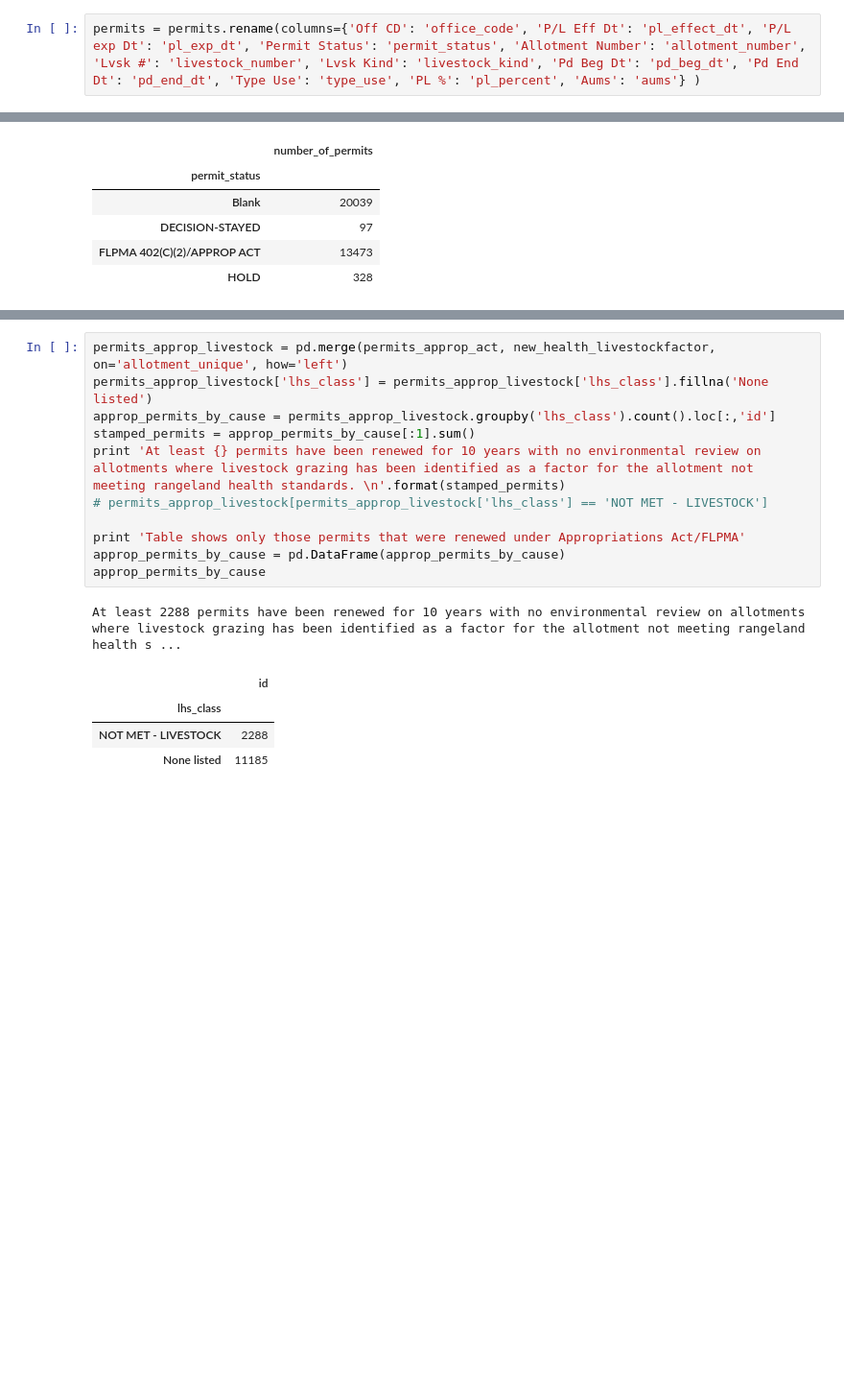
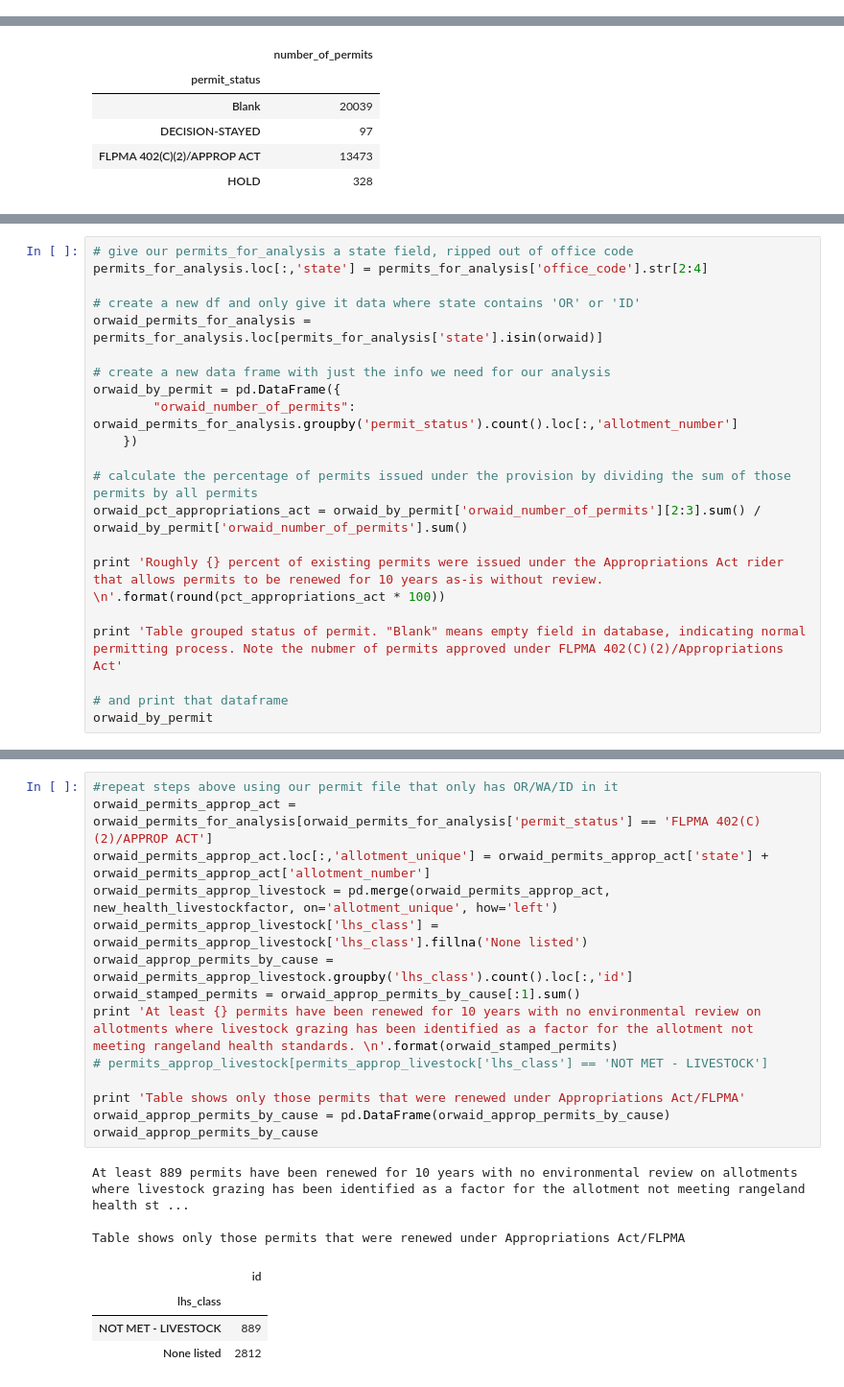
Before and after one commit to Oregon-Public-Broadcasting/rangeland, a Jupyter notebook: processing.ipynb, the cells around one changed output, grey strips where cells are left out. Shown: that part at 96% size. Cells and saved outputs as stored; diff of their text form; blank space fills up the shorter version.

Commit message:
analysis and notebook cleanup

```diff
--- a/processing.ipynb
+++ b/processing.ipynb
@@ -373,2 +258,0 @@ permits.head()
-# %%
-permits = permits.rename(columns={'Off CD': 'office_code', 'P/L Eff Dt': 'pl_effect_dt', 'P/L exp Dt': 'pl_exp_dt', 'Permit Status': 'permit_status', 'Allotment Number': 'allotment_number', 'Lvsk #': 'livestock_number', 'Lvsk Kind': 'livestock_kind', 'Pd Beg Dt': 'pd_beg_dt', 'Pd End Dt': 'pd_end_dt', 'Type Use': 'type_use', 'PL %': 'pl_percent', 'Aums': 'aums'} )
@@ -557,0 +490,21 @@ Table grouped status of permit. "Blank" means empty field in database, indicatin
+# %%
+# give our permits_for_analysis a state field, ripped out of office code
+permits_for_analysis.loc[:,'state'] = permits_for_analysis['office_code'].str[2:4]
+
+# create a new df and only give it data where state contains 'OR' or 'ID'
+orwaid_permits_for_analysis = permits_for_analysis.loc[permits_for_analysis['state'].isin(orwaid)]
+
+# create a new data frame with just the info we need for our analysis
+orwaid_by_permit = pd.DataFrame({
+        "orwaid_number_of_permits": orwaid_permits_for_analysis.groupby('permit_status').count().loc[:,'allotment_number']
+    })
+
+# calculate the percentage of permits issued under the provision by dividing the sum of those permits by all permits
+orwaid_pct_appropriations_act = orwaid_by_permit['orwaid_number_of_permits'][2:3].sum() / orwaid_by_permit['orwaid_number_of_permits'].sum()
+
+print 'Roughly {} percent of existing permits were issued under the Appropriations Act rider that allows permits to be renewed for 10 years as-is without review. \n'.format(round(pct_appropriations_act * 100))
+
+print 'Table grouped status of permit. "Blank" means empty field in database, indicating normal permitting process. Note the nubmer of permits approved under FLPMA 402(C)(2)/Appropriations Act'
+
+# and print that dataframe
+orwaid_by_permit
@@ -606,18 +635,23 @@ permits_approp_act.loc[:,'allotment_unique'] = permits_approp_act['state'] + per
 # %%
-permits_approp_livestock = pd.merge(permits_approp_act, new_health_livestockfactor, on='allotment_unique', how='left')
-permits_approp_livestock['lhs_class'] = permits_approp_livestock['lhs_class'].fillna('None listed')
-approp_permits_by_cause = permits_approp_livestock.groupby('lhs_class').count().loc[:,'id']
-stamped_permits = approp_permits_by_cause[:1].sum()
-print 'At least {} permits have been renewed for 10 years with no environmental review on allotments where livestock grazing has been identified as a factor for the allotment not meeting rangeland health standards. \n'.format(stamped_permits)
+#repeat steps above using our permit file that only has OR/WA/ID in it
+orwaid_permits_approp_act = orwaid_permits_for_analysis[orwaid_permits_for_analysis['permit_status'] == 'FLPMA 402(C)(2)/APPROP ACT']
+orwaid_permits_approp_act.loc[:,'allotment_unique'] = orwaid_permits_approp_act['state'] + orwaid_permits_approp_act['allotment_number']
+orwaid_permits_approp_livestock = pd.merge(orwaid_permits_approp_act, new_health_livestockfactor, on='allotment_unique', how='left')
+orwaid_permits_approp_livestock['lhs_class'] = orwaid_permits_approp_livestock['lhs_class'].fillna('None listed')
+orwaid_approp_permits_by_cause = orwaid_permits_approp_livestock.groupby('lhs_class').count().loc[:,'id']
+orwaid_stamped_permits = orwaid_approp_permits_by_cause[:1].sum()
+print 'At least {} permits have been renewed for 10 years with no environmental review on allotments where livestock grazing has been identified as a factor for the allotment not meeting rangeland health standards. \n'.format(orwaid_stamped_permits)
 # permits_approp_livestock[permits_approp_livestock['lhs_class'] == 'NOT MET - LIVESTOCK']
 
 print 'Table shows only those permits that were renewed under Appropriations Act/FLPMA'
-approp_permits_by_cause = pd.DataFrame(approp_permits_by_cause)
-approp_permits_by_cause
+orwaid_approp_permits_by_cause = pd.DataFrame(orwaid_approp_permits_by_cause)
+orwaid_approp_permits_by_cause
 # %% [output]
-At least 2288 permits have been renewed for 10 years with no environmental review on allotments where livestock grazing has been identified as a factor for the allotment not meeting rangeland health s ...
+At least 889 permits have been renewed for 10 years with no environmental review on allotments where livestock grazing has been identified as a factor for the allotment not meeting rangeland health st ...
+
+Table shows only those permits that were renewed under Appropriations Act/FLPMA
 |  | id |
 | lhs_class |  |
-| NOT MET - LIVESTOCK | 2288 |
-| None listed | 11185 |
+| NOT MET - LIVESTOCK | 889 |
+| None listed | 2812 |
 # %% [markdown]
```
Also changed, not shown: parts of 108 cells of this notebook.
